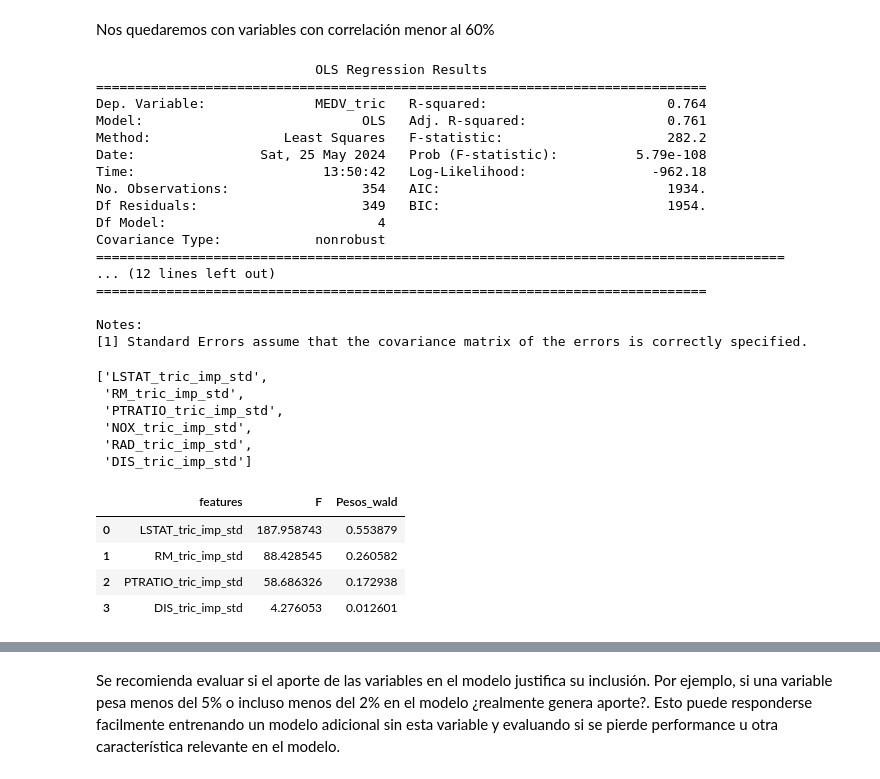
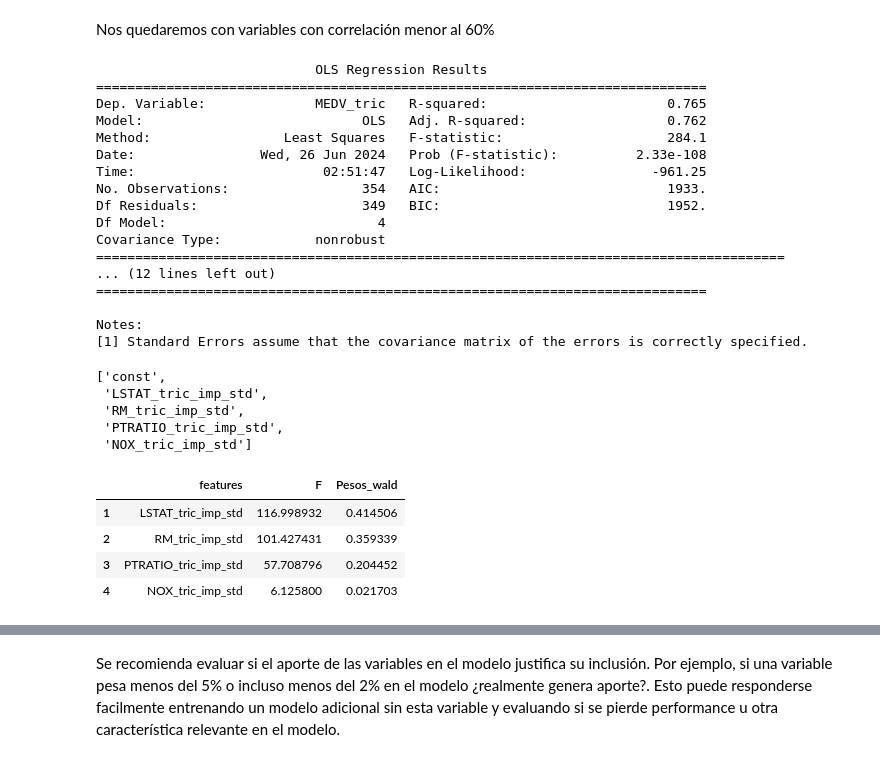
Before and after one commit to JCaballerot/Machine-Learning-Program, a Jupyter notebook: Supervised_models/Linear_regression/Lab_Boston_Housing_v2_vistoenclase.ipynb, the cells around one changed output, grey strips where cells are left out. Saved outputs shown, nothing was run; the diff lists cells and outputs as text; code cells hidden in the pictures.

```diff
--- a/Supervised_models/Linear_regression/Lab_Boston_Housing_v2_vistoenclase.ipynb
+++ b/Supervised_models/Linear_regression/Lab_Boston_Housing_v2_vistoenclase.ipynb
@@ -710,0 +779,12 @@ Notes:
+# %%
+from statsmodels.stats.outliers_influence import variance_inflation_factor
+
+# Crear un DataFrame para almacenar los VIFs
+vif_data = pd.DataFrame()
+vif_data["feature"] = sm.add_constant(train)[model.params.index.tolist()].columns
+
+# Calcular el VIF para cada variable
+vif_data["VIF"] = [variance_inflation_factor(sm.add_constant(train)[model.params.index.tolist()].values, i) for i in range(sm.add_constant(train)[model.params.index.tolist()].shape[1])]
+
+# Mostrar los resultados
+print(vif_data)
@@ -742,8 +832,11 @@ Recuerda que un paso crucial es siempre validar los sentidos económicos de las
 
 ---
 # %%
-final_features = ['LSTAT_tric_imp_std', 'RM_tric_imp_std', 'PTRATIO_tric_imp_std',
-                  'NOX_tric_imp_std', 'RAD_tric_imp_std', 'DIS_tric_imp_std']
+final_features = ['LSTAT_tric_imp_std',
+ 'RM_tric_imp_std',
+ 'PTRATIO_tric_imp_std',
+ 'NOX_tric_imp_std',
+ 'DIS_tric_imp_std']
 
 # Fit and summarize OLS model
 lr = sm.OLS(train[target + '_tric'],
@@ -793,19 +886,19 @@ Nos quedaremos con variables con correlación menor al 60%
 lr = sm.OLS(train[target + '_tric'], sm.add_constant(train[['LSTAT_tric_imp_std',
                                                     'RM_tric_imp_std',
                                                     'PTRATIO_tric_imp_std',
-                                                    'DIS_tric_imp_std']]))
+                                                    'NOX_tric_imp_std']]))
 model = lr.fit()
 print(model.summary())
 # %% [output]
                             OLS Regression Results
 ==============================================================================
-Dep. Variable:              MEDV_tric   R-squared:                       0.764
-Model:                            OLS   Adj. R-squared:                  0.761
-Method:                 Least Squares   F-statistic:                     282.2
-Date:                Sat, 25 May 2024   Prob (F-statistic):          5.79e-108
-Time:                        13:50:42   Log-Likelihood:                -962.18
-No. Observations:                 354   AIC:                             1934.
-Df Residuals:                     349   BIC:                             1954.
+Dep. Variable:              MEDV_tric   R-squared:                       0.765
+Model:                            OLS   Adj. R-squared:                  0.762
+Method:                 Least Squares   F-statistic:                     284.1
+Date:                Wed, 26 Jun 2024   Prob (F-statistic):          2.33e-108
+Time:                        02:51:47   Log-Likelihood:                -961.25
+No. Observations:                 354   AIC:                             1933.
+Df Residuals:                     349   BIC:                             1952.
 Df Model:                           4
 Covariance Type:            nonrobust
 ========================================================================================
@@ -814,30 +907,33 @@ Covariance Type:            nonrobust
 
 Notes:
 [1] Standard Errors assume that the covariance matrix of the errors is correctly specified.
-# %%
-final_features
-# %% [output]
-['LSTAT_tric_imp_std',
- 'RM_tric_imp_std',
- 'PTRATIO_tric_imp_std',
- 'NOX_tric_imp_std',
- 'RAD_tric_imp_std',
- 'DIS_tric_imp_std']
+# %%
+model.params.index.tolist()
+# %% [output]
+['const',
+ 'LSTAT_tric_imp_std',
+ 'RM_tric_imp_std',
+ 'PTRATIO_tric_imp_std',
+ 'NOX_tric_imp_std']
+# %%
+wald_test = model.wald_test_terms()
+wald_table = wald_test.table
+F_list = [arr[0, 0] for arr in wald_table['statistic'].values]
 # %%
 # Primer método para pesos: Pesos de wald
 wald_test = model.wald_test_terms()
 
-weights = pd.DataFrame({'features': ['LSTAT_tric_imp_std', 'RM_tric_imp_std', 'PTRATIO_tric_imp_std', 'DIS_tric_imp_std'],
-              'F' : [187.95874280762698, 88.42854503996514, 58.68632556680349, 4.276052692183525]})
-
+weights = pd.DataFrame({'features': model.params.index.tolist(),
+                       'F' : F_list})
+weights = weights[weights.features != 'const']
 weights['Pesos_wald'] = weights.F/weights.F.sum()
 weights
 # %% [output]
 |  | features | F | Pesos_wald |
-| 0 | LSTAT_tric_imp_std | 187.958743 | 0.553879 |
-| 1 | RM_tric_imp_std | 88.428545 | 0.260582 |
-| 2 | PTRATIO_tric_imp_std | 58.686326 | 0.172938 |
-| 3 | DIS_tric_imp_std | 4.276053 | 0.012601 |
+| 1 | LSTAT_tric_imp_std | 116.998932 | 0.414506 |
+| 2 | RM_tric_imp_std | 101.427431 | 0.359339 |
+| 3 | PTRATIO_tric_imp_std | 57.708796 | 0.204452 |
+| 4 | NOX_tric_imp_std | 6.125800 | 0.021703 |
 # %%
 # Segundo método para pesos: Coeficientes
 
```
Also changed, not shown: parts of 14 cells of this notebook.
